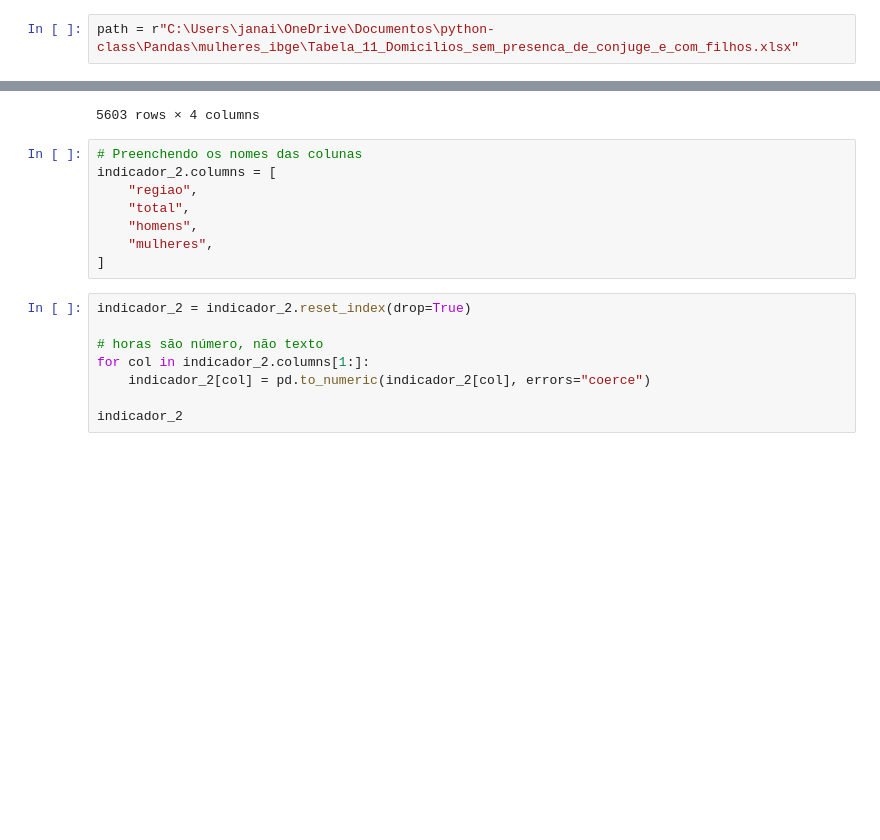
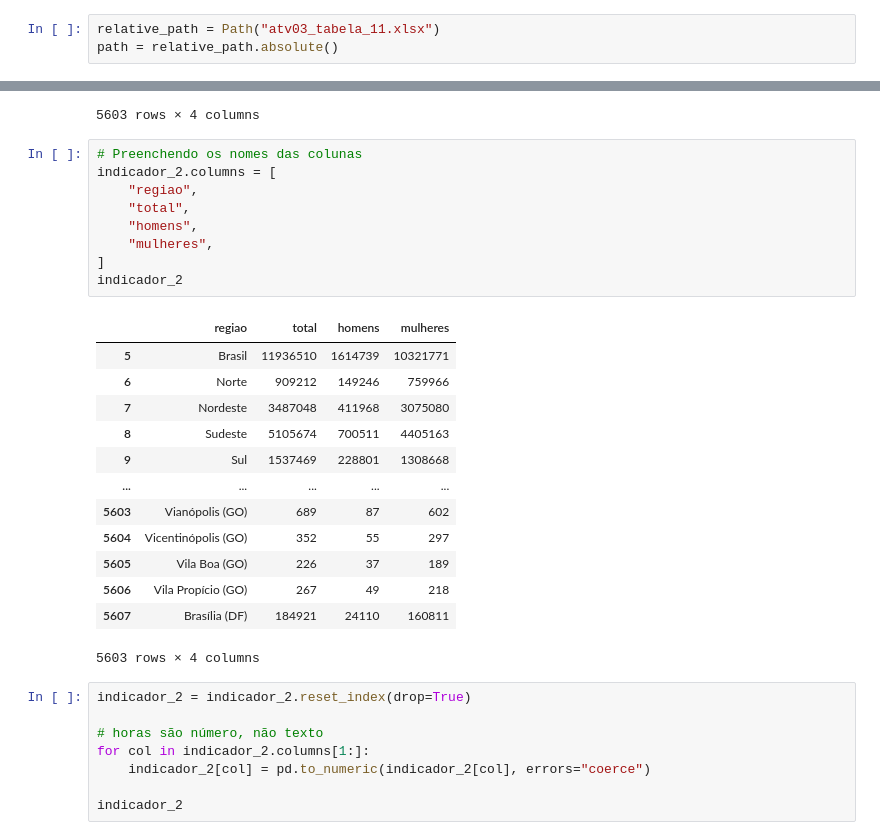
Before and after one commit to tperes18/analise-dados, a Jupyter notebook: TODO_atv03_graduacao_completa/atv03_exemplo.ipynb, the cells around one changed output, grey strips where cells are left out. Saved outputs shown, nothing was run; the diff lists cells and outputs as text; blank space fills up the shorter version.

```diff
--- a/TODO_atv03_graduacao_completa/atv03_exemplo.ipynb
+++ b/TODO_atv03_graduacao_completa/atv03_exemplo.ipynb
@@ -6,5 +7,6 @@ import openpyxl
 # %%
-path = r"C:\Users\janai\OneDrive\Documentos\python-class\Pandas\mulheres_ibge\Tabela_11_Domicilios_sem_presenca_de_conjuge_e_com_filhos.xlsx"
+relative_path = Path("atv03_tabela_11.xlsx")
+path = relative_path.absolute()
 # %% [markdown]
 # Sexo da pessoa responsável pelo domicílio
 # %%
@@ -52,11 +54,26 @@ indicador_2
 # %%
 # Preenchendo os nomes das colunas
 indicador_2.columns = [
     "regiao",
     "total",
     "homens",
     "mulheres",
 ]
+indicador_2
+# %% [output]
+|  | regiao | total | homens | mulheres |
+| 5 | Brasil | 11936510 | 1614739 | 10321771 |
+| 6 | Norte | 909212 | 149246 | 759966 |
+| 7 | Nordeste | 3487048 | 411968 | 3075080 |
+| 8 | Sudeste | 5105674 | 700511 | 4405163 |
+| 9 | Sul | 1537469 | 228801 | 1308668 |
+| ... | ... | ... | ... | ... |
+| 5603 | Vianópolis (GO) | 689 | 87 | 602 |
+| 5604 | Vicentinópolis (GO) | 352 | 55 | 297 |
+| 5605 | Vila Boa (GO) | 226 | 37 | 189 |
+| 5606 | Vila Propício (GO) | 267 | 49 | 218 |
+| 5607 | Brasília (DF) | 184921 | 24110 | 160811 |
+5603 rows × 4 columns
 # %%
 indicador_2 = indicador_2.reset_index(drop=True)
 
```
Also changed, not shown: parts of 5 cells of this notebook.
